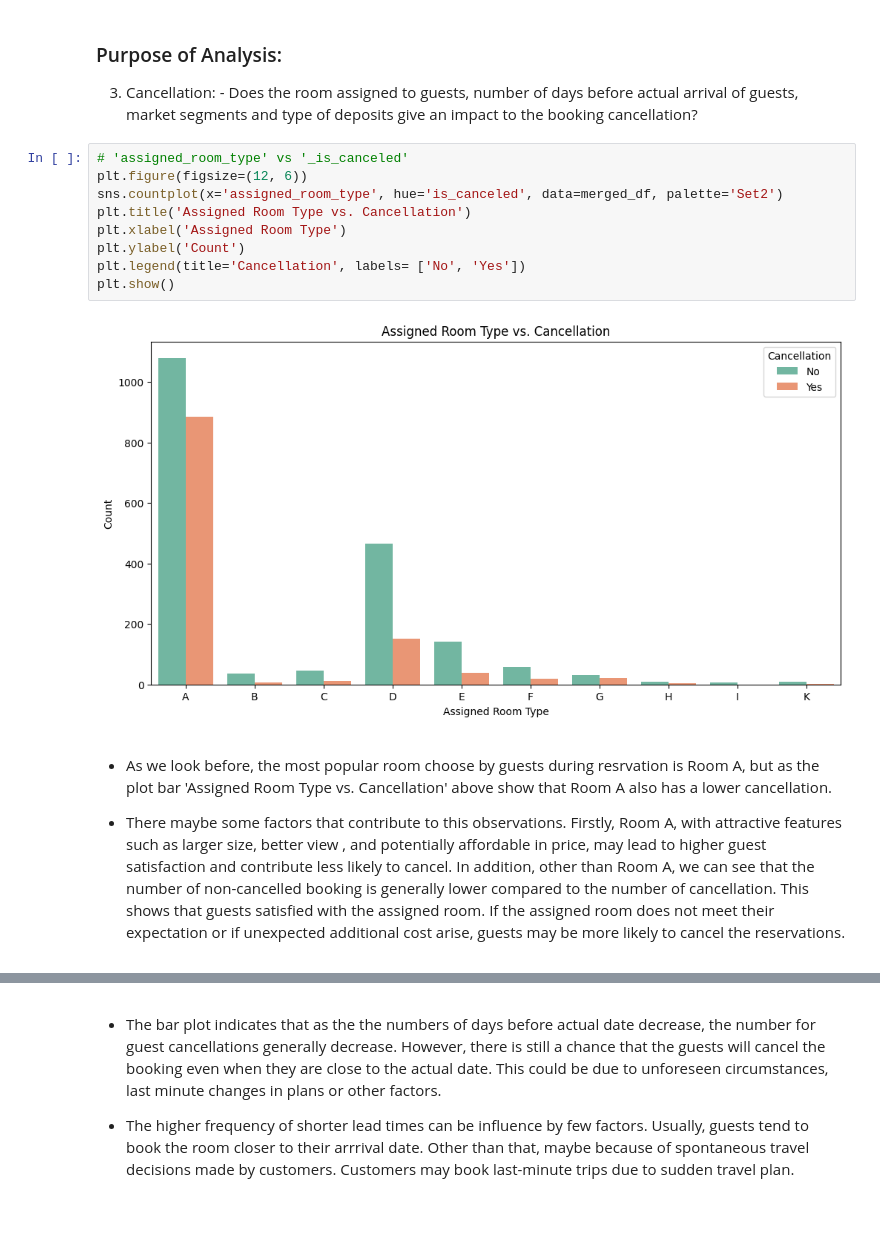
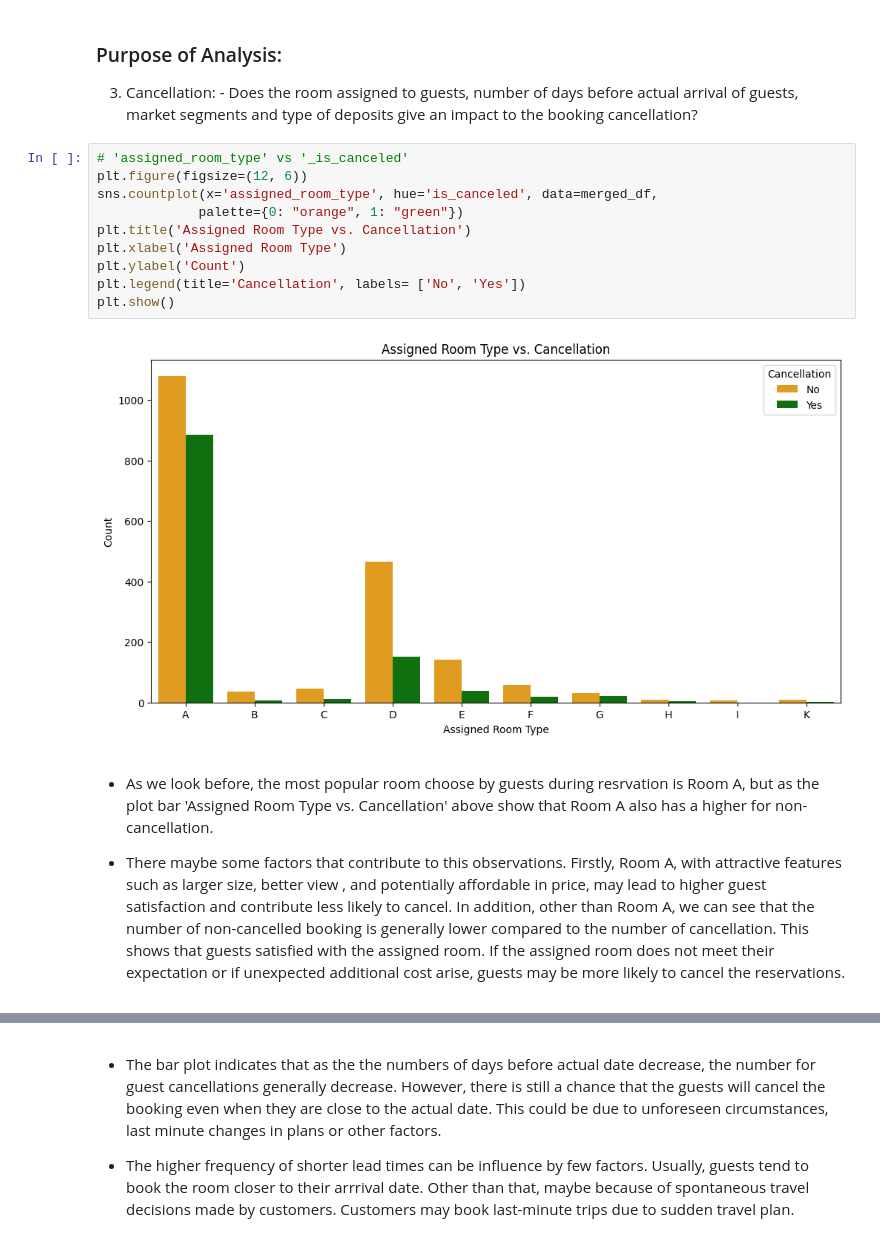
Before and after one commit to aliaghafur/P146222-_Project2, a Jupyter notebook: _P146222__Project_2_Hotel_Analysis_SEM1_20242025_20250126.ipynb, the cells around one changed output, grey strips where cells are left out. Drawn from its saved outputs; the diff is of its cells as text; blank space fills up the shorter version.

```diff
--- a/_P146222__Project_2_Hotel_Analysis_SEM1_20242025_20250126.ipynb
+++ b/_P146222__Project_2_Hotel_Analysis_SEM1_20242025_20250126.ipynb
@@ -644,16 +640,17 @@ Reference: https://www.siteminder.com/r/hotel-upselling/#:~:text=Hotel%20upselli
 # %%
 # 'assigned_room_type' vs '_is_canceled'
 plt.figure(figsize=(12, 6))
-sns.countplot(x='assigned_room_type', hue='is_canceled', data=merged_df, palette='Set2')
+sns.countplot(x='assigned_room_type', hue='is_canceled', data=merged_df,
+             palette={0: "orange", 1: "green"})
 plt.title('Assigned Room Type vs. Cancellation')
 plt.xlabel('Assigned Room Type')
 plt.ylabel('Count')
 plt.legend(title='Cancellation', labels= ['No', 'Yes'])
 plt.show()
 # %% [output]
-[figure, old version]
+[figure, new version]
 # %% [markdown]
-- As we look before, the most popular room choose by guests during resrvation is Room A, but as the plot bar 'Assigned Room Type vs. Cancellation' above show that Room A also has a lower cancellation.
+- As we look before, the most popular room choose by guests during resrvation is Room A, but as the plot bar 'Assigned Room Type vs. Cancellation' above show that Room A also has a higher for non-cancellation.
 
 - There maybe some factors that contribute to this observations. Firstly, Room A, with attractive features such as larger size, better view , and potentially affordable in price, may lead to higher guest satisfaction and contribute less likely to cancel. In addition, other than Room A, we can see that the number of non-cancelled booking is generally lower compared to the number of cancellation. This shows that guests satisfied with the assigned room. If the assigned room does not meet their expectation or if unexpected additional cost arise, guests may be more likely to cancel the reservations.
 # %%
```
Also changed, not shown: parts of 7 cells of this notebook.
